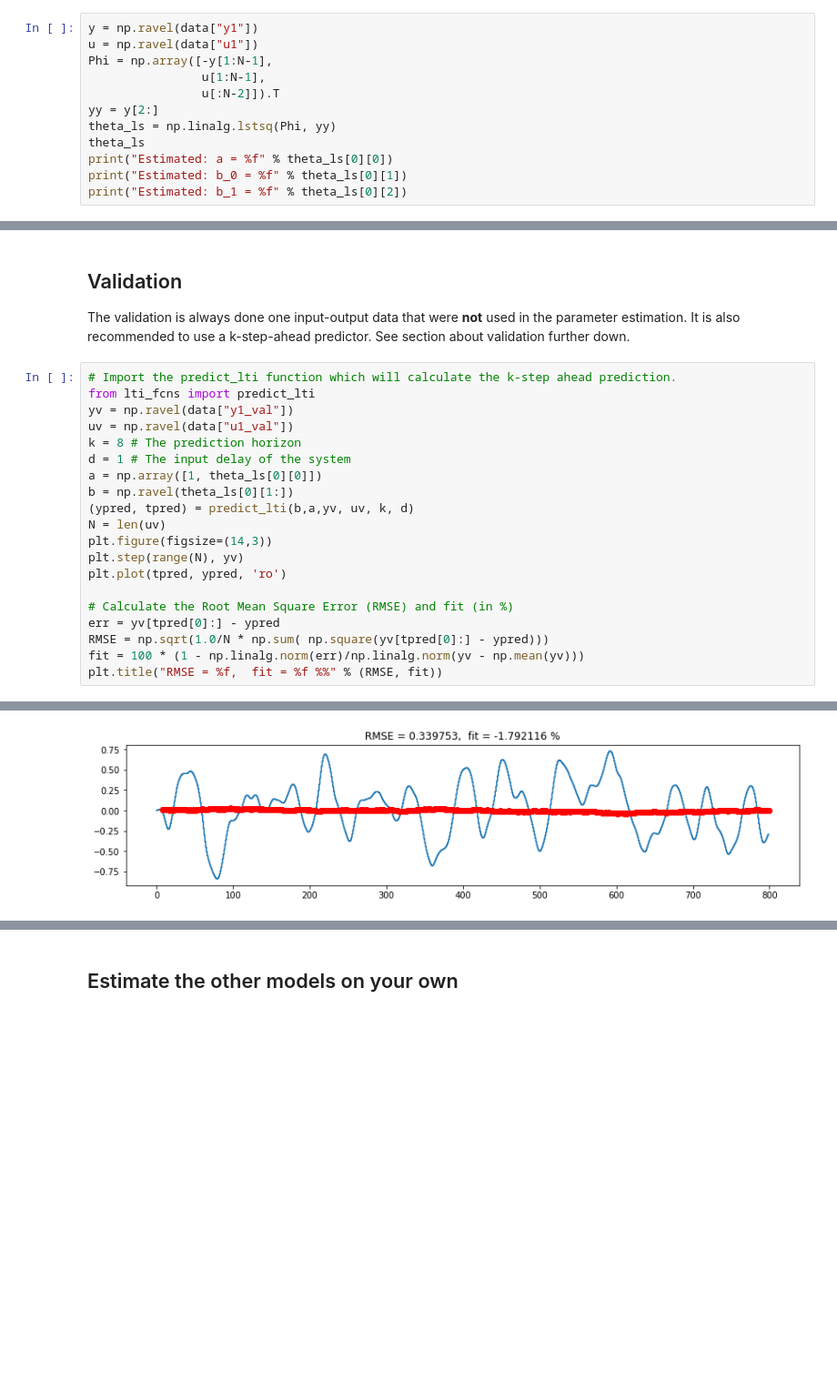
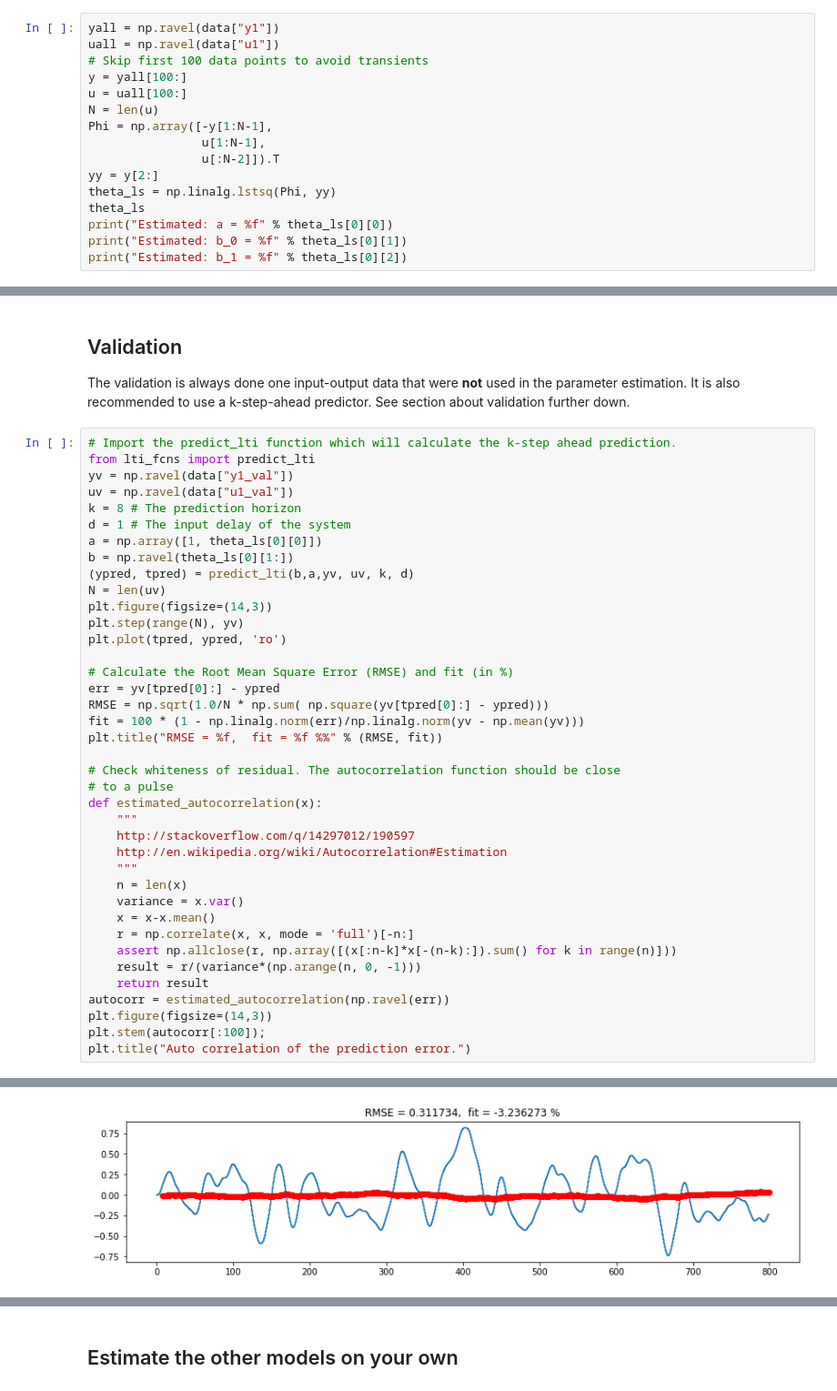
Before and after one commit to kjartan-at-tec/mr2007-computerized-control, a Jupyter notebook: system-identification/notebooks/Parameter estimation with least squares - Homework.ipynb, the cells around one changed output, grey strips where cells are left out. Shown at 91% size. Saved outputs shown, nothing was run; the diff lists cells and outputs as text; blank space fills up the shorter version.

```diff
--- a/system-identification/notebooks/Parameter estimation with least squares - Homework.ipynb
+++ b/system-identification/notebooks/Parameter estimation with least squares - Homework.ipynb
@@ -98,8 +98,12 @@ $$ \underbrace{\begin{bmatrix} -y(2) & u(2) & u(1)\\-y(3) & u(3) & u(2)\\ \vdots
 \begin{bmatrix} y(3)\\y(4)\\\vdots\\y(N) \end{bmatrix},$$
 which is solved using least squares.
 # %%
-y = np.ravel(data["y1"])
-u = np.ravel(data["u1"])
+yall = np.ravel(data["y1"])
+uall = np.ravel(data["u1"])
+# Skip first 100 data points to avoid transients
+y = yall[100:]
+u = uall[100:]
+N = len(u)
 Phi = np.array([-y[1:N-1],
                 u[1:N-1],
                 u[:N-2]]).T
@@ -136,6 +146,25 @@ err = yv[tpred[0]:] - ypred
 RMSE = np.sqrt(1.0/N * np.sum( np.square(yv[tpred[0]:] - ypred)))
 fit = 100 * (1 - np.linalg.norm(err)/np.linalg.norm(yv - np.mean(yv)))
 plt.title("RMSE = %f,  fit = %f %%" % (RMSE, fit))
+
+# Check whiteness of residual. The autocorrelation function should be close
+# to a pulse
+def estimated_autocorrelation(x):
+    """
+    http://stackoverflow.com/q/14297012/190597
+    http://en.wikipedia.org/wiki/Autocorrelation#Estimation
+    """
+    n = len(x)
+    variance = x.var()
+    x = x-x.mean()
+    r = np.correlate(x, x, mode = 'full')[-n:]
+    assert np.allclose(r, np.array([(x[:n-k]*x[-(n-k):]).sum() for k in range(n)]))
+    result = r/(variance*(np.arange(n, 0, -1)))
+    return result
+autocorr = estimated_autocorrelation(np.ravel(err))
+plt.figure(figsize=(14,3))
+plt.stem(autocorr[:100]);
+plt.title("Auto correlation of the prediction error.")
 # %% [output]
 Order n=2
 Data points N=800
@@ -143 +172 @@ Text(0.5,1,'RMSE = 0.339753,  fit = -1.792116 %')
-[figure, old version]
+[figure, new version]
```
Also changed, not shown: parts of 9 cells of this notebook, 5 other files.
